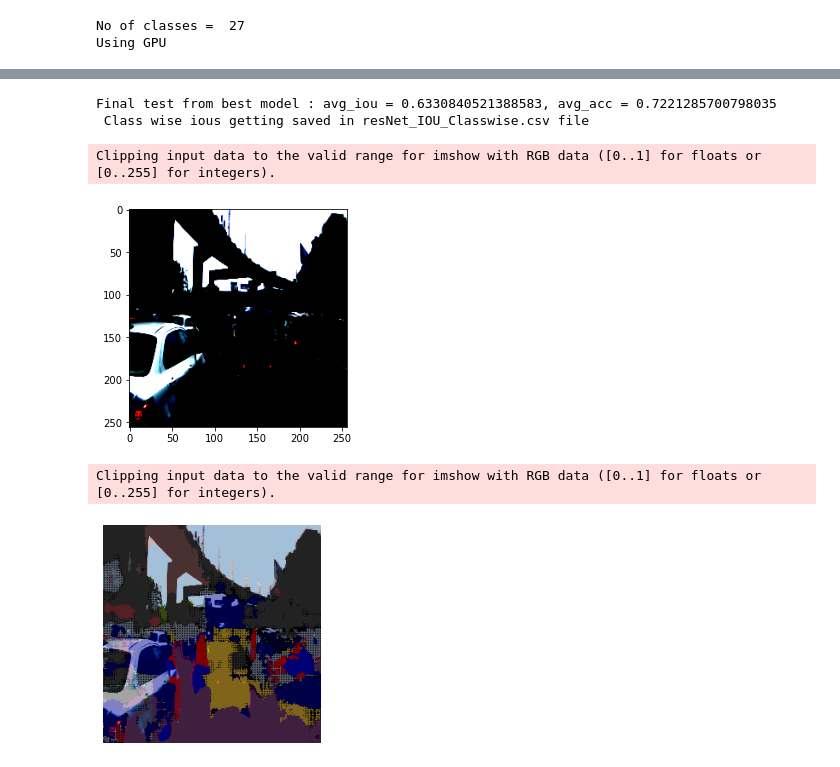
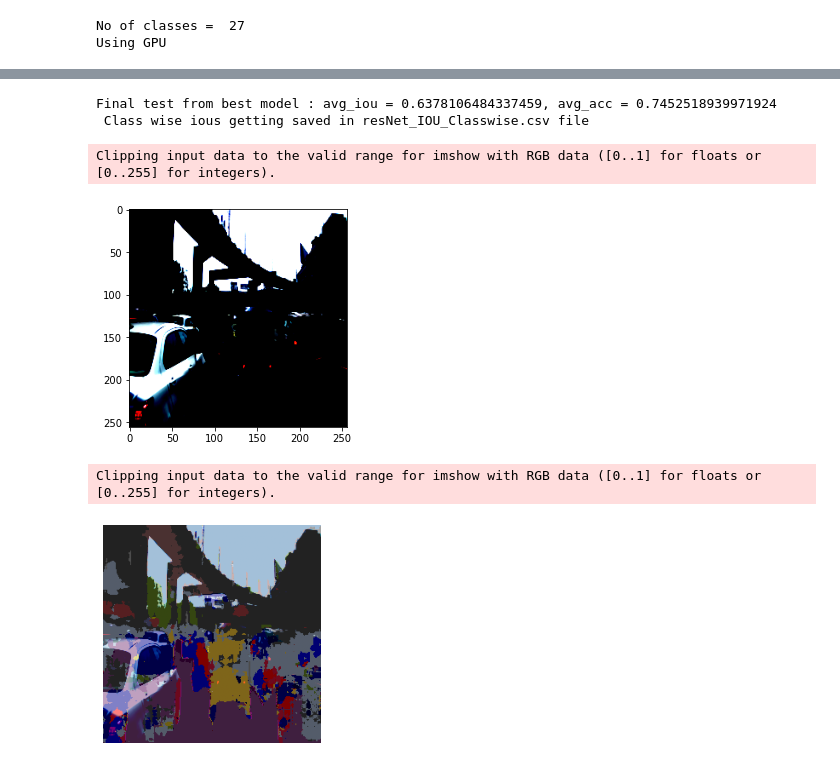
Before and after one commit to Krishna14/CSE251B, a Jupyter notebook: PA3/PA3_5a.ipynb, the cells around one changed output, grey strips where cells are left out. Saved outputs shown, nothing was run; the diff lists cells and outputs as text; code cells hidden in the pictures.

```diff
--- a/PA3/PA3_5a.ipynb
+++ b/PA3/PA3_5a.ipynb
@@ -396,6 +372,6 @@ Clipping input data to the valid range for imshow with RGB data ([0..1] for floa
 # %%
 def test(learning_rate, epochs):
-    model_name = 'resNet_model_best_model_' + str(learning_rate) + '_' + str(epochs) + "_modifiedEarlyStop"
+    model_name = 'resNet_model_best_model_' + str(learning_rate) + '_' + str(epochs)
     resNet_model = torch.load(model_name)
     resNet_model.eval()
 
@@ -450,32 +426,32 @@ def test(learning_rate, epochs):
                 predictions = torch.argmax(predictions,dim=1)
                 break
             predictions = predictions.cpu().numpy()
             inputImage = inputs[0].permute(1, 2, 0).cpu().numpy()
             plt.imshow(inputImage, cmap='gray')
             plt.show()
             rows, cols = predictions.shape[1], predictions.shape[2]
 
             # Print the labels array here
             new_predictions = np.zeros((predictions.shape[1], predictions.shape[2], 3))
             # Rearranging the image here
             for row in range(rows):
                 for col in range(cols):
                     idx = int(predictions[0][row][col])
                     new_predictions[row][col][:] = np.asarray(labels[idx].color)/255
 
             # Print and display overlaying grayscale and semantically segmented image
             plt.imshow(inputImage, cmap='gray')
             plt.imshow(new_predictions, alpha=0.5)
             plt.axis('off')
             fig_name = "Overlayed_resNet" + str(learning_rate) + '_' + str(epochs) + ".jpg"
             plt.savefig(fig_name)
             plt.show()
 
 test(0.005, 100)
 # %% [output]
-Final test from best model : avg_iou = 0.6330840521388583, avg_acc = 0.7221285700798035
+Final test from best model : avg_iou = 0.6378106484337459, avg_acc = 0.7452518939971924
  Class wise ious getting saved in resNet_IOU_Classwise.csv file
 Clipping input data to the valid range for imshow with RGB data ([0..1] for floats or [0..255] for integers).
 [figure]
 Clipping input data to the valid range for imshow with RGB data ([0..1] for floats or [0..255] for integers).
-[figure, old version]
+[figure, new version]
```
Also changed, not shown: parts of 3 cells of this notebook, 2 other files.
